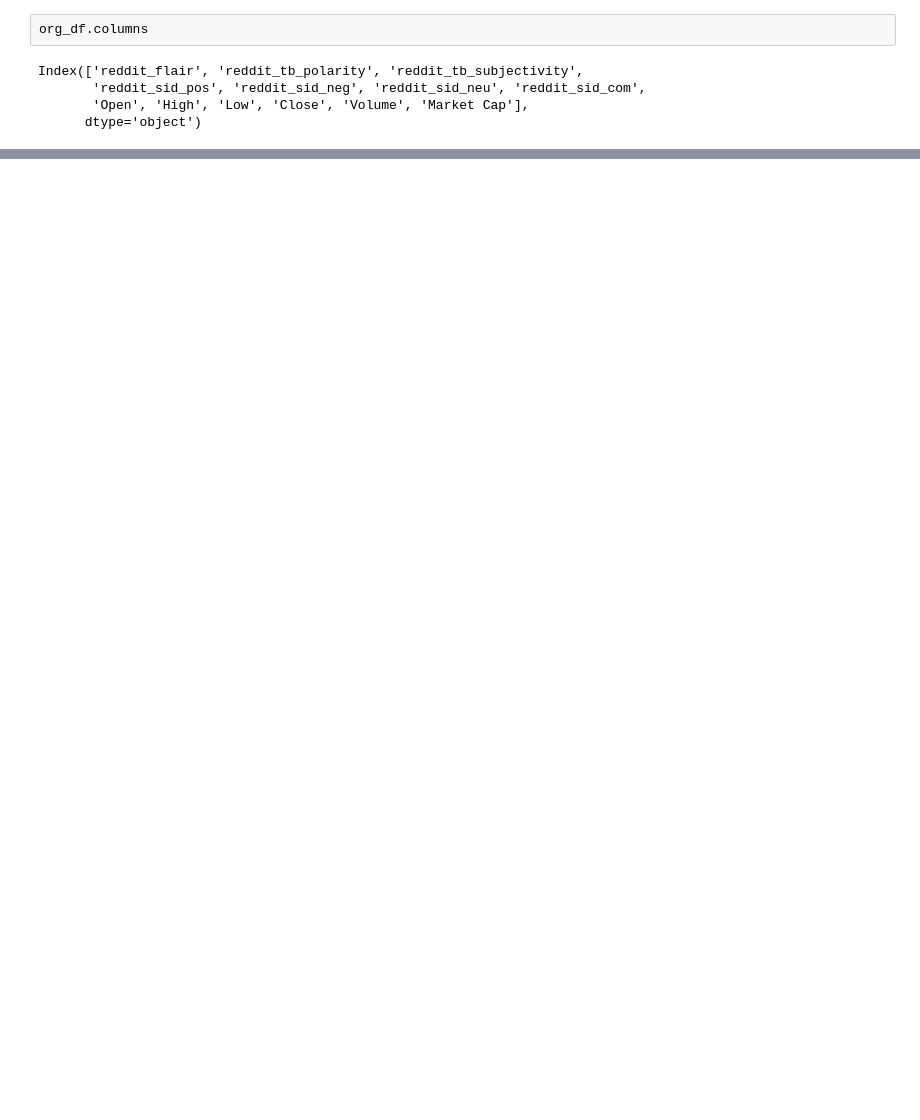
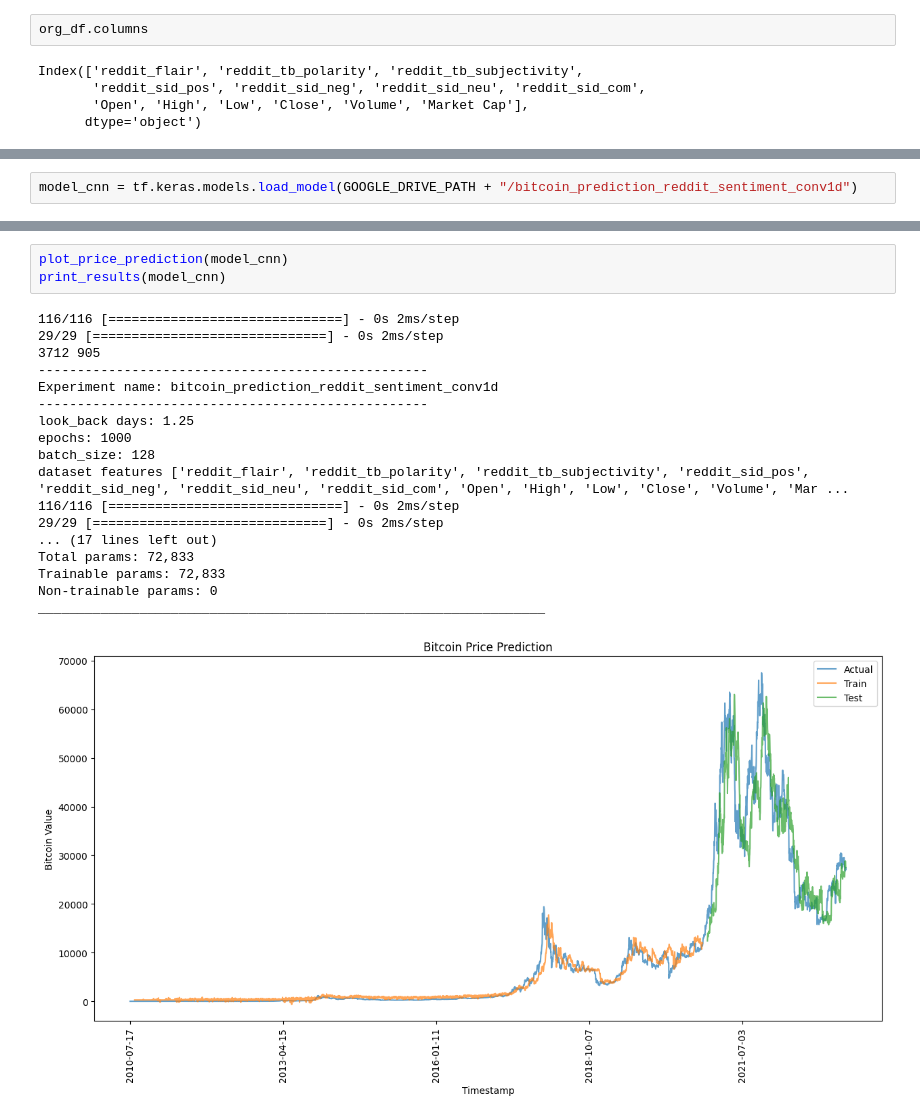
Before and after one commit to NegreaAlexandruCristian/Lucrare-Dizertatie-ML, a Jupyter notebook: bitcoin_prediction (reddit posts)/bitcoin_prediction_using_reddit_posts.ipynb, the cells around one changed output, grey strips where cells are left out. Saved outputs shown, nothing was run; the diff lists cells and outputs as text; blank space fills up the shorter version.

```diff
--- a/bitcoin_prediction (reddit posts)/bitcoin_prediction_using_reddit_posts.ipynb
+++ b/bitcoin_prediction (reddit posts)/bitcoin_prediction_using_reddit_posts.ipynb
@@ -289,0 +231,2 @@ def get_ensemble_models(horizon = HORIZON,
+# %%
+model_cnn = tf.keras.models.load_model(GOOGLE_DRIVE_PATH + "/bitcoin_prediction_reddit_sentiment_conv1d")
@@ -289,0 +630,22 @@ def get_ensemble_models(horizon = HORIZON,
+# %%
+plot_price_prediction(model_cnn)
+print_results(model_cnn)
+# %% [output]
+116/116 [==============================] - 0s 2ms/step
+29/29 [==============================] - 0s 2ms/step
+3712 905
+--------------------------------------------------
+Experiment name: bitcoin_prediction_reddit_sentiment_conv1d
+--------------------------------------------------
+look_back days: 1.25
+epochs: 1000
+batch_size: 128
+dataset features ['reddit_flair', 'reddit_tb_polarity', 'reddit_tb_subjectivity', 'reddit_sid_pos', 'reddit_sid_neg', 'reddit_sid_neu', 'reddit_sid_com', 'Open', 'High', 'Low', 'Close', 'Volume', 'Mar ...
+116/116 [==============================] - 0s 2ms/step
+29/29 [==============================] - 0s 2ms/step
+... (17 lines left out)
+Total params: 72,833
+Trainable params: 72,833
+Non-trainable params: 0
+_________________________________________________________________
+[figure, added]
```
Also changed, not shown: parts of 55 cells of this notebook.
